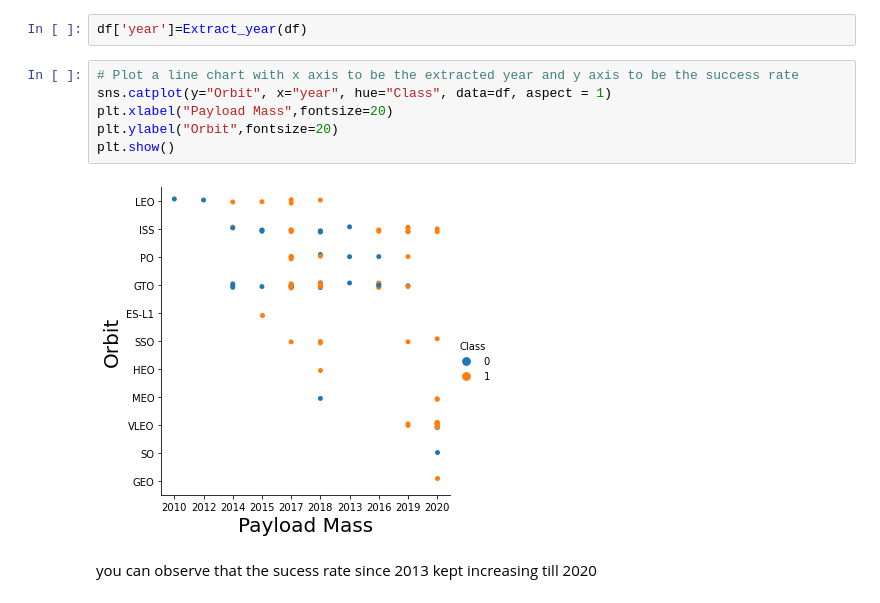
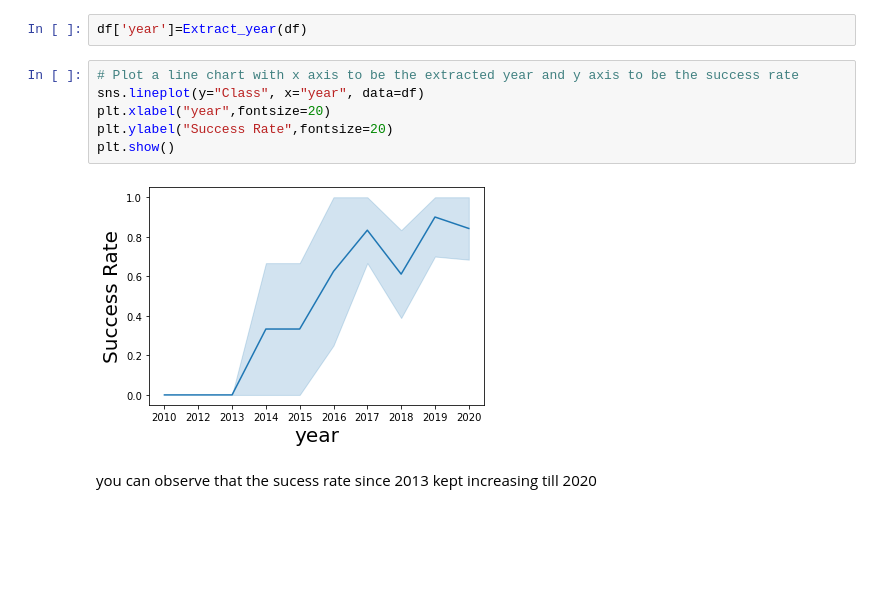
Before and after one commit to pinumallapraveen/IBMCapstoneProject, a Jupyter notebook: 005EDAwithVisualization.ipynb, the cells around one changed output. Drawn from its saved outputs; the diff is of its cells as text; blank space fills up the shorter version.

```diff
--- a/005EDAwithVisualization.ipynb
+++ b/005EDAwithVisualization.ipynb
@@ -197,12 +197,12 @@ print(len(yr))
 df['year']=Extract_year(df)
 # %%
 # Plot a line chart with x axis to be the extracted year and y axis to be the success rate
-sns.catplot(y="Orbit", x="year", hue="Class", data=df, aspect = 1)
-plt.xlabel("Payload Mass",fontsize=20)
-plt.ylabel("Orbit",fontsize=20)
+sns.lineplot(y="Class", x="year", data=df)
+plt.xlabel("year",fontsize=20)
+plt.ylabel("Success Rate",fontsize=20)
 plt.show()
 # %% [output]
-[figure, old version]
+[figure, new version]
 # %% [markdown]
 you can observe that the sucess rate since 2013 kept increasing till 2020
 # %% [markdown]
```
Also changed, not shown: parts of 4 cells of this notebook.
